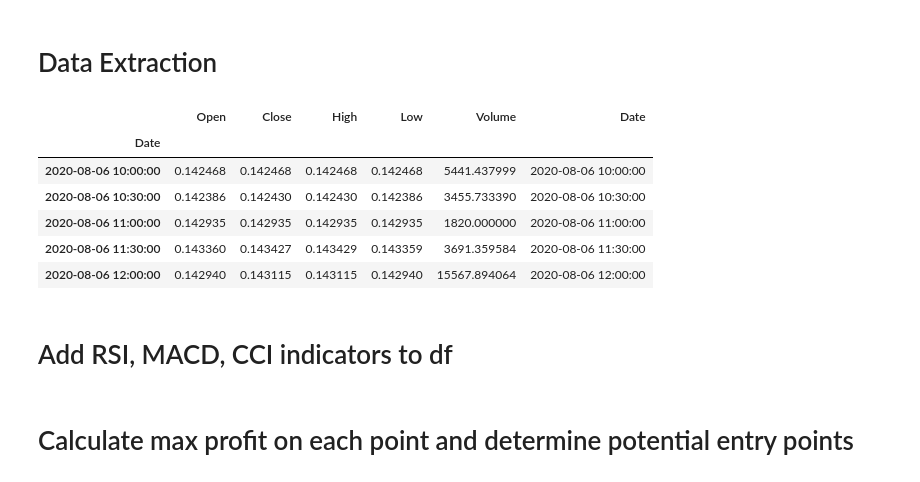
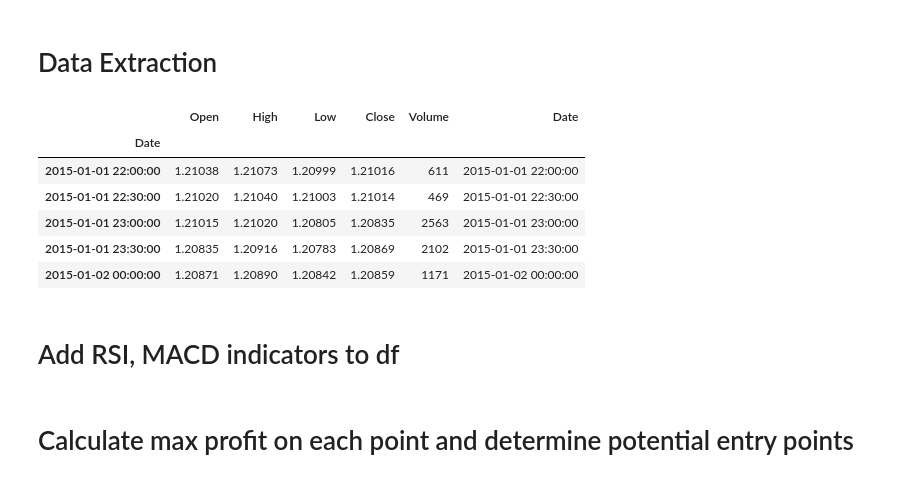
Before and after one commit to ayoubbensakhria/finance_algo, a Jupyter notebook: FXPROBOT.ipynb, the cells around one changed output. Saved outputs shown, nothing was run; the diff lists cells and outputs as text; code cells hidden in the pictures.

```diff
--- a/FXPROBOT.ipynb
+++ b/FXPROBOT.ipynb
@@ -5,6 +26,8 @@
 # %%
 # Define the target FX symbol:
-data = '/content/drive/MyDrive/data/ADAUSD_M30.csv'
+# 15 symbols available:
+# USDJPY, USDCHF, USDCAD, NZDUSD, GBPUSD, GBPJPY, EURJPY, EURGBP, EURCHF, EURCAD, CHFJPY,  AUDUSD, AUDJPY
+symbol = 'EURUSD'
+data = '/content/drive/MyDrive/data/FX/{symbol}_M30.csv'.format(symbol=symbol)
 volumeAdjFactor = 1
-symbol = 'ADAUSD'
-drop_before = '2005-01-01'
+drop_before = '2015-01-01'
@@ -39,37 +35,37 @@ warnings.filterwarnings('ignore')
 # Data Extraction
 # %%
 #read data
-df = pd.read_csv(data, parse_dates=True)
-# #setting index as date because some statsmodels might not work
+df = pd.read_csv(data, sep='\t', parse_dates=True)
+
 if 'Time' in df.columns:
   df['Date'] = df['Time']
   df.drop('Time', axis=1, inplace=True)
 elif 'datetime' in df.columns:
   df['Date'] = df['datetime']
   df.drop('datetime', axis=1, inplace=True)
-# capitalize the first letter in columns
+# capitalize the first letter in columns (if necessary)
 df.columns = pd.Series(df.columns.str.capitalize())
 df.index = pd.to_datetime(df['Date'])
-# Normalize volumes
+# Adjust volumes (if necessary)
 df['Volume'] = (df['Volume'])*volumeAdjFactor
 df = df[df.index.dayofweek < 5]
-# drop unamed
+# drop unamed (if it exists)
 dropUnamed = True if 'Unnamed: 0' in df.columns else False # if the dataset contains unamed column
 if dropUnamed:
   df.drop('Unnamed: 0', axis=1, inplace=True)
 # drop before drop_before
 df = df[~(df['Date'] < drop_before)]
 df.head()
 # %% [output]
-|  | Open | Close | High | Low | Volume | Date |
+|  | Open | High | Low | Close | Volume | Date |
 | Date |  |  |  |  |  |  |
-| 2020-08-06 10:00:00 | 0.142468 | 0.142468 | 0.142468 | 0.142468 | 5441.437999 | 2020-08-06 10:00:00 |
-| 2020-08-06 10:30:00 | 0.142386 | 0.142430 | 0.142430 | 0.142386 | 3455.733390 | 2020-08-06 10:30:00 |
-| 2020-08-06 11:00:00 | 0.142935 | 0.142935 | 0.142935 | 0.142935 | 1820.000000 | 2020-08-06 11:00:00 |
-| 2020-08-06 11:30:00 | 0.143360 | 0.143427 | 0.143429 | 0.143359 | 3691.359584 | 2020-08-06 11:30:00 |
-| 2020-08-06 12:00:00 | 0.142940 | 0.143115 | 0.143115 | 0.142940 | 15567.894064 | 2020-08-06 12:00:00 |
+| 2015-01-01 22:00:00 | 1.21038 | 1.21073 | 1.20999 | 1.21016 | 611 | 2015-01-01 22:00:00 |
+| 2015-01-01 22:30:00 | 1.21020 | 1.21040 | 1.21003 | 1.21014 | 469 | 2015-01-01 22:30:00 |
+| 2015-01-01 23:00:00 | 1.21015 | 1.21020 | 1.20805 | 1.20835 | 2563 | 2015-01-01 23:00:00 |
+| 2015-01-01 23:30:00 | 1.20835 | 1.20916 | 1.20783 | 1.20869 | 2102 | 2015-01-01 23:30:00 |
+| 2015-01-02 00:00:00 | 1.20871 | 1.20890 | 1.20842 | 1.20859 | 1171 | 2015-01-02 00:00:00 |
 # %% [markdown]
-# Add RSI, MACD, CCI indicators to df
+# Add RSI, MACD indicators to df
 # %%
 # constants
 period = 19
```
Also changed, not shown: parts of 19 cells of this notebook.
